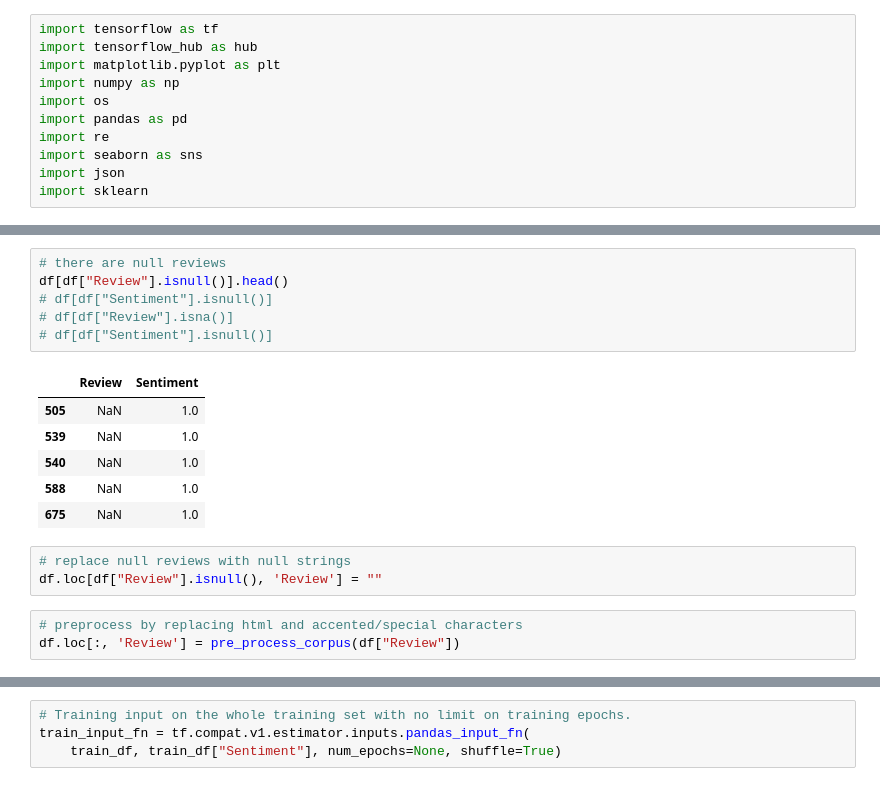
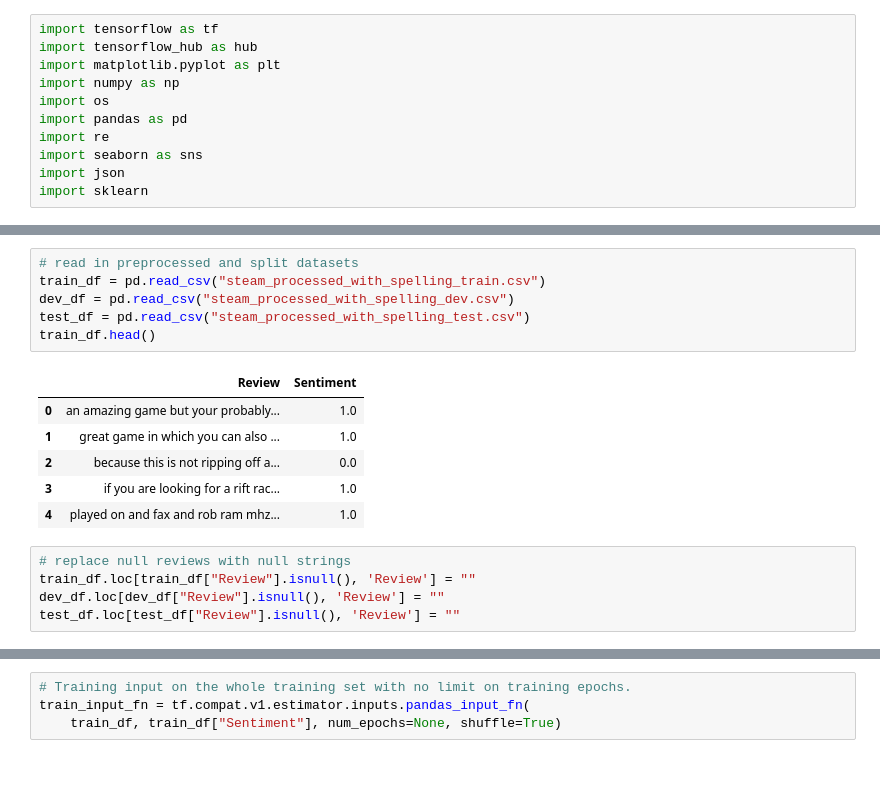
Before and after one commit to deanhuiwang/steam-reviews-sentiment, a Jupyter notebook: steam-reviews-sentiment.ipynb, the cells around one changed output, grey strips where cells are left out. Cells and saved outputs as stored; diff of their text form.

```diff
--- a/steam-reviews-sentiment.ipynb
+++ b/steam-reviews-sentiment.ipynb
@@ -101,19 +12,18 @@ df[df["Sentiment"]==0.0].head()
-# %%
-# there are null reviews
-df[df["Review"].isnull()].head()
-# df[df["Sentiment"].isnull()]
-# df[df["Review"].isna()]
-# df[df["Sentiment"].isnull()]
-# %% [output]
-|  | Review | Sentiment |
-| 505 | NaN | 1.0 |
-| 539 | NaN | 1.0 |
-| 540 | NaN | 1.0 |
-| 588 | NaN | 1.0 |
-| 675 | NaN | 1.0 |
+# %%
+# read in preprocessed and split datasets
+train_df = pd.read_csv("steam_processed_with_spelling_train.csv")
+dev_df = pd.read_csv("steam_processed_with_spelling_dev.csv")
+test_df = pd.read_csv("steam_processed_with_spelling_test.csv")
+train_df.head()
+# %% [output]
+|  | Review | Sentiment |
+| 0 | an amazing game but your probably... | 1.0 |
+| 1 | great game in which you can also ... | 1.0 |
+| 2 | because this is not ripping off a... | 0.0 |
+| 3 | if you are looking for a rift rac... | 1.0 |
+| 4 | played on and fax and rob ram mhz... | 1.0 |
 # %%
 # replace null reviews with null strings
-df.loc[df["Review"].isnull(), 'Review'] = ""
+train_df.loc[train_df["Review"].isnull(), 'Review'] = ""
+dev_df.loc[dev_df["Review"].isnull(), 'Review'] = ""
+test_df.loc[test_df["Review"].isnull(), 'Review'] = ""
-# %%
-# preprocess by replacing html and accented/special characters
-df.loc[:, 'Review'] = pre_process_corpus(df["Review"])
```
Also changed, not shown: parts of 11 cells of this notebook, 1 other file.
